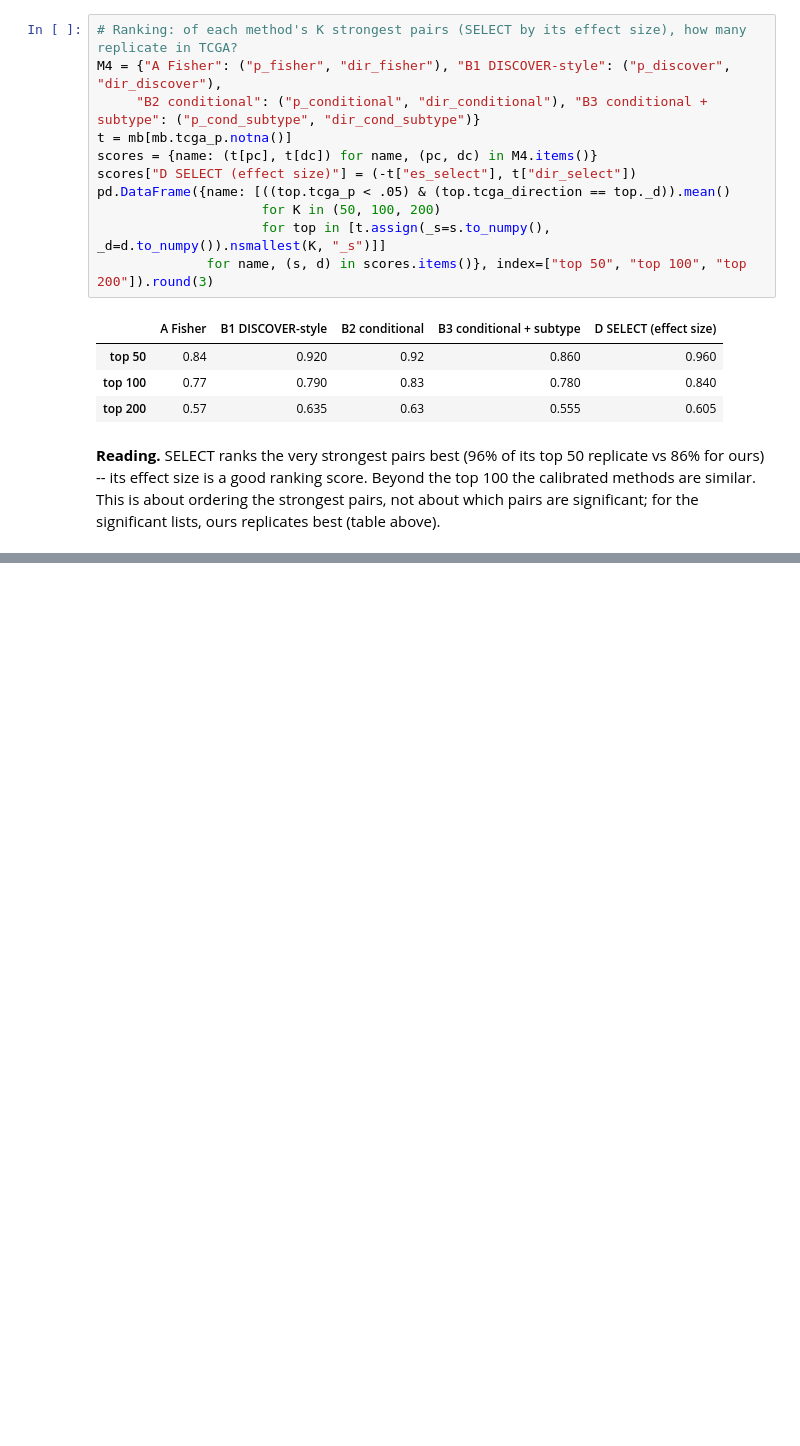
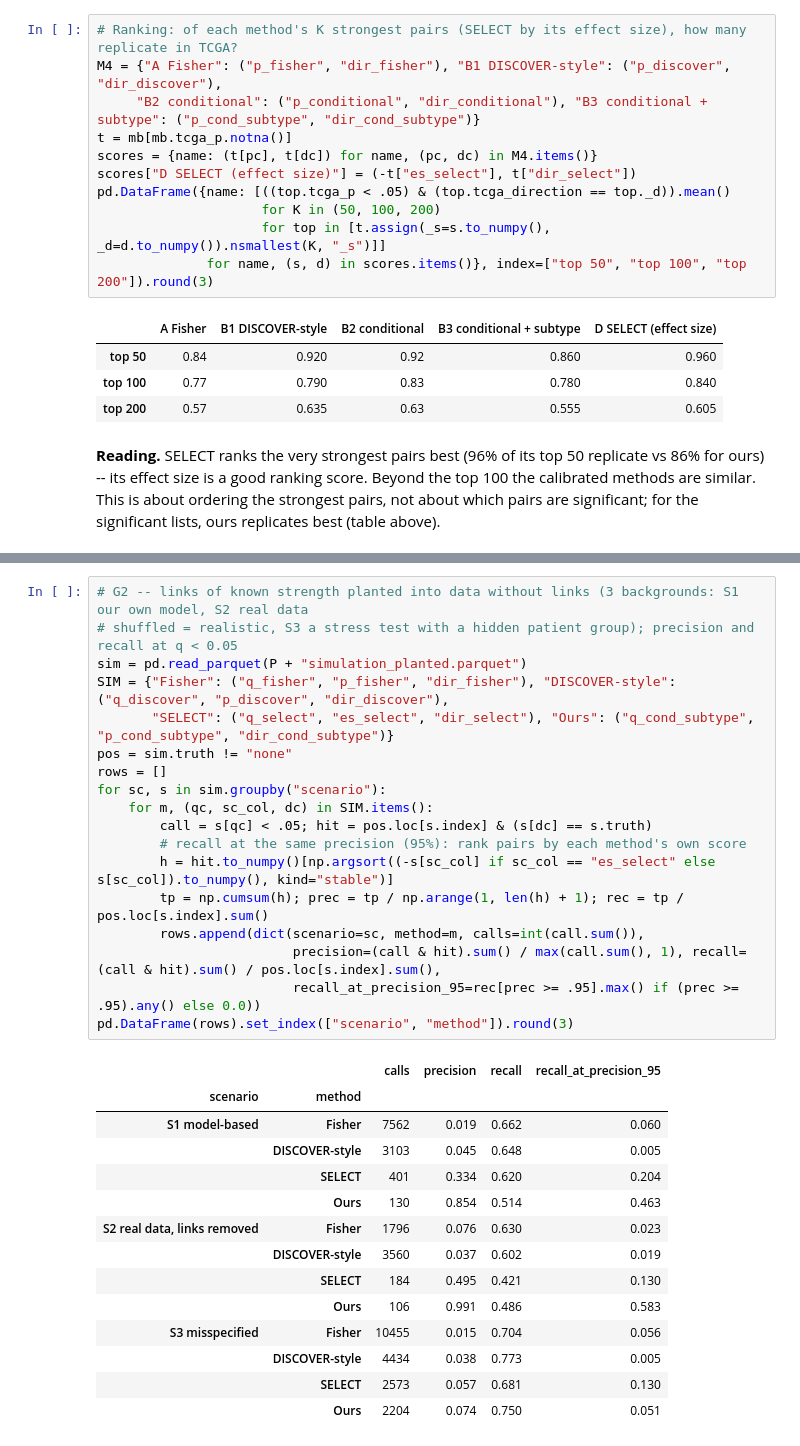
Before and after one commit to Wlimni/Learning-Cancer-Mutation-Landscapes-from-Large-Scale-Mutation-Testing-Data-fyp, a Jupyter notebook: notebooks/02c_phase2_extensions.ipynb, the cells around one changed output, grey strips where cells are left out. Saved outputs shown, nothing was run; the diff lists cells and outputs as text; blank space fills up the shorter version.

```diff
--- a/notebooks/02c_phase2_extensions.ipynb
+++ b/notebooks/02c_phase2_extensions.ipynb
@@ -259,0 +291,33 @@ ours replicates best (table above).
+# %%
+# G2 -- links of known strength planted into data without links (3 backgrounds: S1 our own model, S2 real data
+# shuffled = realistic, S3 a stress test with a hidden patient group); precision and recall at q < 0.05
+sim = pd.read_parquet(P + "simulation_planted.parquet")
+SIM = {"Fisher": ("q_fisher", "p_fisher", "dir_fisher"), "DISCOVER-style": ("q_discover", "p_discover", "dir_discover"),
+       "SELECT": ("q_select", "es_select", "dir_select"), "Ours": ("q_cond_subtype", "p_cond_subtype", "dir_cond_subtype")}
+pos = sim.truth != "none"
+rows = []
+for sc, s in sim.groupby("scenario"):
+    for m, (qc, sc_col, dc) in SIM.items():
+        call = s[qc] < .05; hit = pos.loc[s.index] & (s[dc] == s.truth)
+        # recall at the same precision (95%): rank pairs by each method's own score
+        h = hit.to_numpy()[np.argsort((-s[sc_col] if sc_col == "es_select" else s[sc_col]).to_numpy(), kind="stable")]
+        tp = np.cumsum(h); prec = tp / np.arange(1, len(h) + 1); rec = tp / pos.loc[s.index].sum()
+        rows.append(dict(scenario=sc, method=m, calls=int(call.sum()),
+                         precision=(call & hit).sum() / max(call.sum(), 1), recall=(call & hit).sum() / pos.loc[s.index].sum(),
+                         recall_at_precision_95=rec[prec >= .95].max() if (prec >= .95).any() else 0.0))
+pd.DataFrame(rows).set_index(["scenario", "method"]).round(3)
+# %% [output]
+|  |  | calls | precision | recall | recall_at_precision_95 |
+| scenario | method |  |  |  |  |
+| S1 model-based | Fisher | 7562 | 0.019 | 0.662 | 0.060 |
+|  | DISCOVER-style | 3103 | 0.045 | 0.648 | 0.005 |
+|  | SELECT | 401 | 0.334 | 0.620 | 0.204 |
+|  | Ours | 130 | 0.854 | 0.514 | 0.463 |
+| S2 real data, links removed | Fisher | 1796 | 0.076 | 0.630 | 0.023 |
+|  | DISCOVER-style | 3560 | 0.037 | 0.602 | 0.019 |
+|  | SELECT | 184 | 0.495 | 0.421 | 0.130 |
+|  | Ours | 106 | 0.991 | 0.486 | 0.583 |
+| S3 misspecified | Fisher | 10455 | 0.015 | 0.704 | 0.056 |
+|  | DISCOVER-style | 4434 | 0.038 | 0.773 | 0.005 |
+|  | SELECT | 2573 | 0.057 | 0.681 | 0.130 |
+|  | Ours | 2204 | 0.074 | 0.750 | 0.051 |
```
Also changed, not shown: parts of 7 cells of this notebook, 14 other files.
